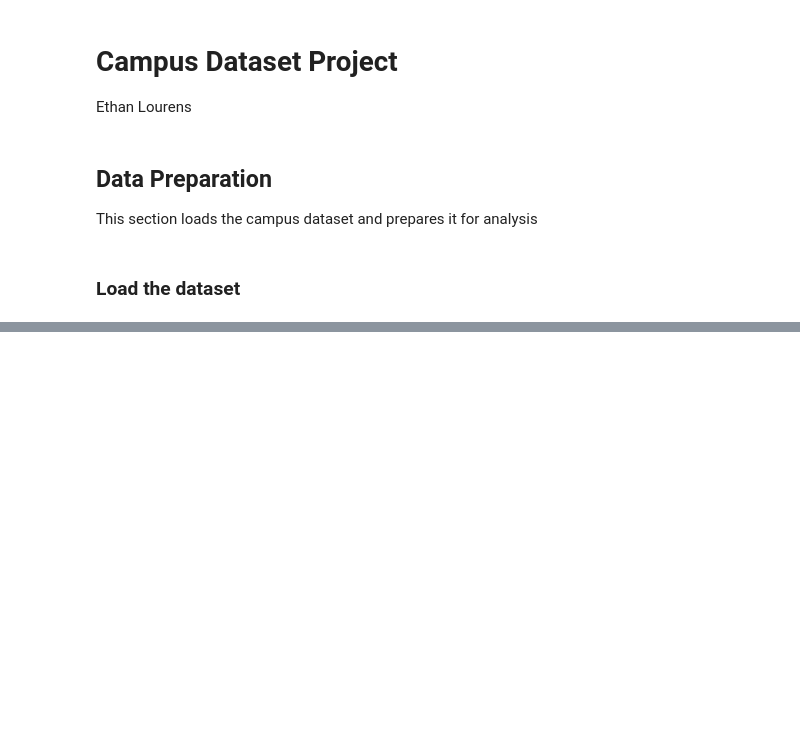
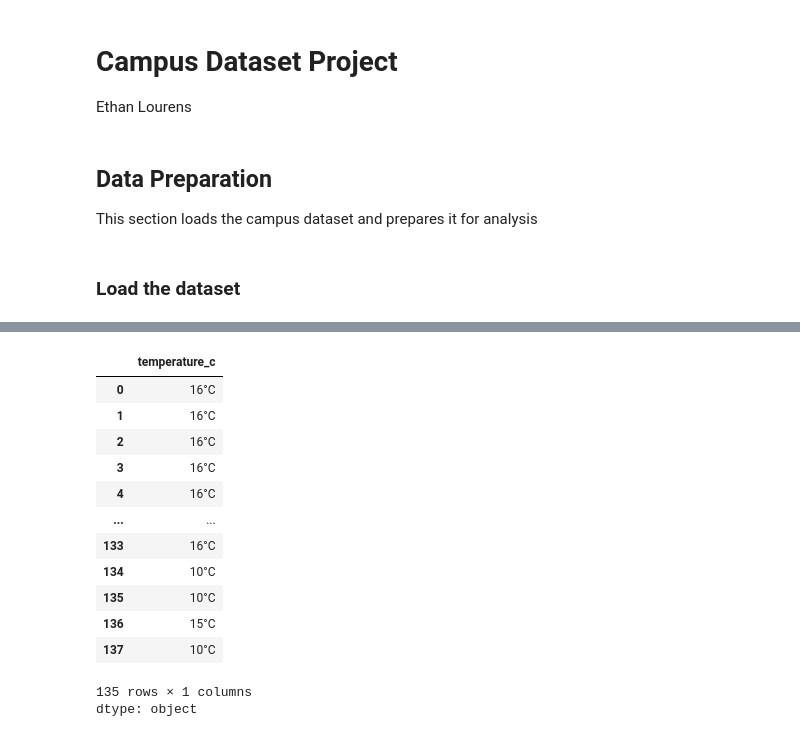
Before and after one commit to LowRands/Machine-Learning-with-python, a Jupyter notebook: Campus_Dataset_Project.ipynb, the cells around one changed output, grey strips where cells are left out. Cells and saved outputs as stored; diff of their text form; code cells hidden in the pictures; blank space fills up the shorter version.

```diff
--- a/Campus_Dataset_Project.ipynb
+++ b/Campus_Dataset_Project.ipynb
@@ -56,0 +133,12 @@ Name: date, Length: 199, dtype: datetime64[ns]
+# %%
+weather_mapping = {
+    'Sunny': 0,
+    'Partly Cloudy': 1,
+    'Cloudy': 2,
+    'Windy': 3,
+    'Raining': 4
+}
+
+df['Weather_mapping_encoded'] = df['weather'].map(weather_mapping)
+print("Mapping Verification")
+print(df[['weather', 'Weather_mapping_encoded']].drop_duplicates().reset_index(drop=True))
@@ -56,0 +156,30 @@ Name: date, Length: 199, dtype: datetime64[ns]
+# %%
+# Clean any duplicate 'C', '°', or '°C' characters from the temperature column, then format uniformly
+df['temperature_c'] = (
+    df['temperature_c']
+    .astype(str)
+    .str.replace('°C', '', regex=False)
+    .str.replace('°', '', regex=False)
+    .str.replace('C', '', regex=False)
+    .str.strip()
+)
+# Re-apply uniform format for non-null/non-NaN entries
+df['temperature_c'] = df['temperature_c'].apply(
+    lambda x: f"{x}°C" if pd.notnull(x) and x != 'nan' and x != '' else None
+)
+display(df.temperature_c)
+# %% [output]
+|  | temperature_c |
+| 0 | 16°C |
+| 1 | 16°C |
+| 2 | 16°C |
+| 3 | 16°C |
+| 4 | 16°C |
+| ... | ... |
+| 133 | 16°C |
+| 134 | 10°C |
+| 135 | 10°C |
+| 136 | 15°C |
+| 137 | 10°C |
+135 rows × 1 columns
+dtype: object
```
Also changed, not shown: parts of 22 cells of this notebook.
